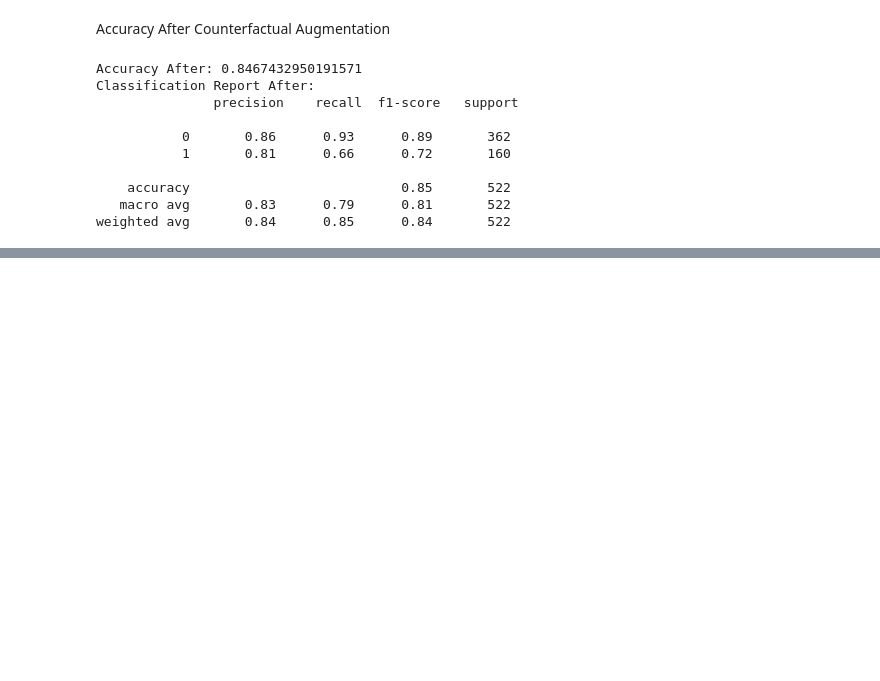
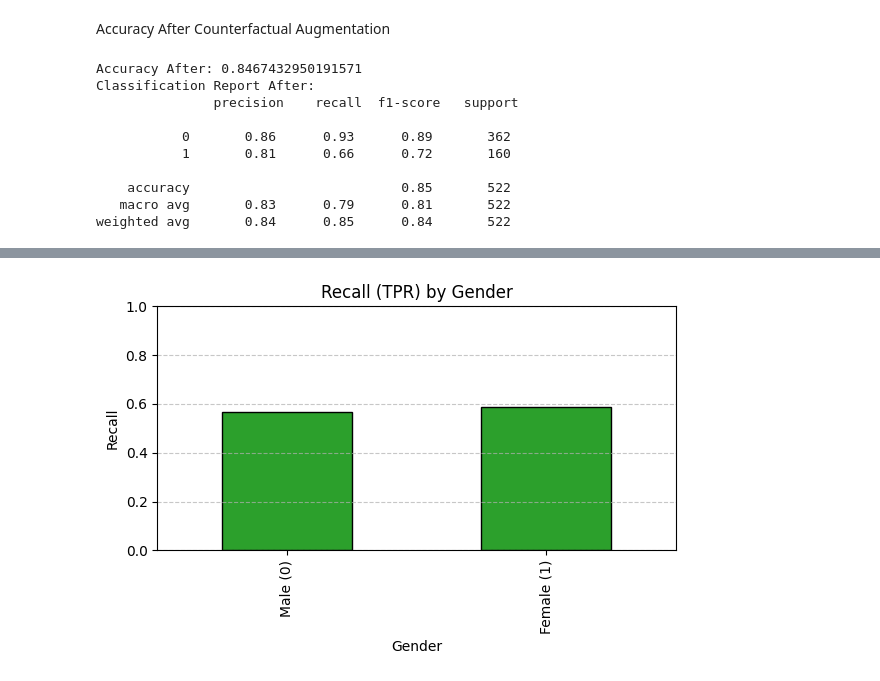
Before and after one commit to d-a-b-d/Bias-Detection-Challenge, a Jupyter notebook: Model.ipynb, the cells around one changed output, grey strips where cells are left out. Cells and saved outputs as stored; diff of their text form; code cells hidden in the pictures; blank space fills up the shorter version.

```diff
--- a/Model.ipynb
+++ b/Model.ipynb
@@ -301,0 +430,24 @@ weighted avg       0.84      0.85      0.84       522
+# %%
+fig, ax = plt.subplots(figsize=(6, 4))
+
+metric = "recall"
+color = "#2ca02c"
+
+metric_frame.by_group[metric].plot(
+    kind="bar",
+    ax=ax,
+    color=color,
+    edgecolor="black"
+)
+
+ax.set_title("Recall (TPR) by Gender")
+ax.set_xticks([0, 1])
+ax.set_xticklabels(["Male (0)", "Female (1)"])
+ax.set_ylabel("Recall")
+ax.set_ylim(0, 1)
+ax.grid(axis='y', linestyle='--', alpha=0.7)
+
+plt.tight_layout()
+plt.show()
+# %% [output]
+[figure, added]
```
Also changed, not shown: parts of 21 cells of this notebook.
